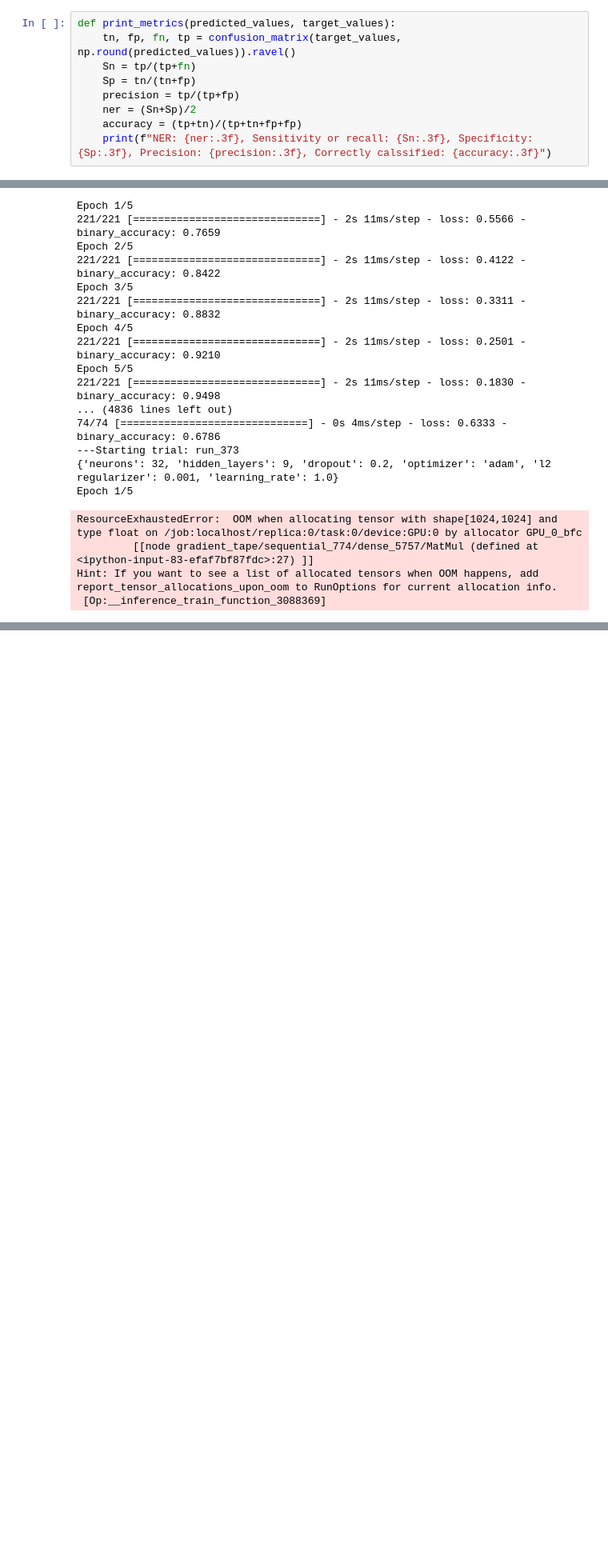
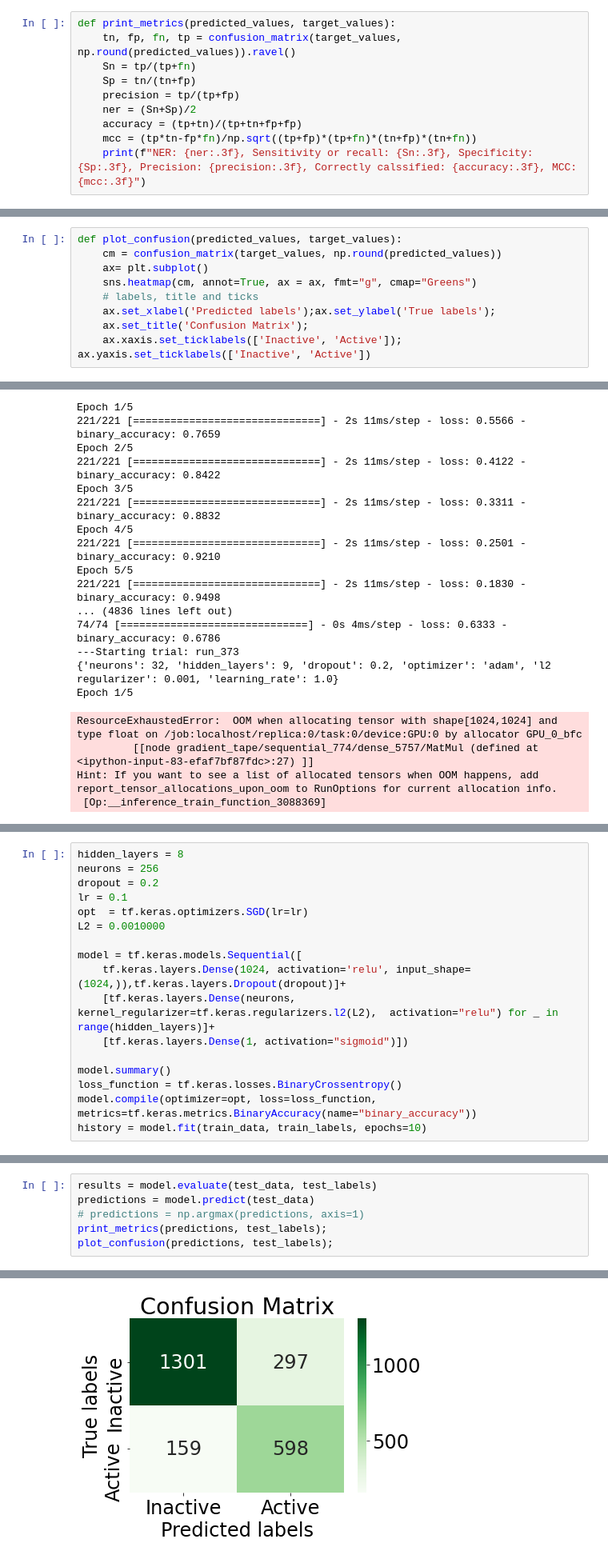
Before and after one commit to danielSoler93/drug_learning, a Jupyter notebook: drug_learning/2D/Deep_docking_CYP.ipynb, the cells around one changed output, grey strips where cells are left out. Shown at 80% size. Cells and saved outputs as stored; diff of their text form; blank space fills up the shorter version.

```diff
--- a/drug_learning/2D/Deep_docking_CYP.ipynb
+++ b/drug_learning/2D/Deep_docking_CYP.ipynb
@@ -81,4 +96,5 @@ def print_metrics(predicted_values, target_values):
     precision = tp/(tp+fp)
     ner = (Sn+Sp)/2
     accuracy = (tp+tn)/(tp+tn+fp+fp)
-    print(f"NER: {ner:.3f}, Sensitivity or recall: {Sn:.3f}, Specificity: {Sp:.3f}, Precision: {precision:.3f}, Correctly calssified: {accuracy:.3f}")
+    mcc = (tp*tn-fp*fn)/np.sqrt((tp+fp)*(tp+fn)*(tn+fp)*(tn+fn))
+    print(f"NER: {ner:.3f}, Sensitivity or recall: {Sn:.3f}, Specificity: {Sp:.3f}, Precision: {precision:.3f}, Correctly calssified: {accuracy:.3f}, MCC: {mcc:.3f}")
@@ -128 +101,10 @@ NER: 0.727, Sensitivity or recall: 0.726, Specificity: 0.727, Precision: 0.600,
+# %%
+def plot_confusion(predicted_values, target_values):
+    cm = confusion_matrix(target_values, np.round(predicted_values))
+    ax= plt.subplot()
+    sns.heatmap(cm, annot=True, ax = ax, fmt="g", cmap="Greens")
+    # labels, title and ticks
+    ax.set_xlabel('Predicted labels');ax.set_ylabel('True labels');
+    ax.set_title('Confusion Matrix');
+    ax.xaxis.set_ticklabels(['Inactive', 'Active']); ax.yaxis.set_ticklabels(['Inactive', 'Active'])
 # %% [markdown]
@@ -205,0 +190,17 @@ Hint: If you want to see a list of allocated tensors when OOM happens, add repor
+# %%
+hidden_layers = 8
+neurons = 256
+dropout = 0.2
+lr = 0.1
+opt  = tf.keras.optimizers.SGD(lr=lr)
+L2 = 0.0010000
+
+model = tf.keras.models.Sequential([
+    tf.keras.layers.Dense(1024, activation='relu', input_shape=(1024,)),tf.keras.layers.Dropout(dropout)]+
+    [tf.keras.layers.Dense(neurons, kernel_regularizer=tf.keras.regularizers.l2(L2),  activation="relu") for _ in range(hidden_layers)]+
+    [tf.keras.layers.Dense(1, activation="sigmoid")])
+
+model.summary()
+loss_function = tf.keras.losses.BinaryCrossentropy()
+model.compile(optimizer=opt, loss=loss_function, metrics=tf.keras.metrics.BinaryAccuracy(name="binary_accuracy"))
+history = model.fit(train_data, train_labels, epochs=10)
@@ -205,0 +225,7 @@ Hint: If you want to see a list of allocated tensors when OOM happens, add repor
+# %%
+results = model.evaluate(test_data, test_labels)
+predictions = model.predict(test_data)
+# predictions = np.argmax(predictions, axis=1)
+print_metrics(predictions, test_labels);
+plot_confusion(predictions, test_labels);
+# %% [output]
@@ -205,0 +234 @@ Hint: If you want to see a list of allocated tensors when OOM happens, add repor
+[figure, added]
```
Also changed, not shown: parts of 19 cells of this notebook, 1 other file.
